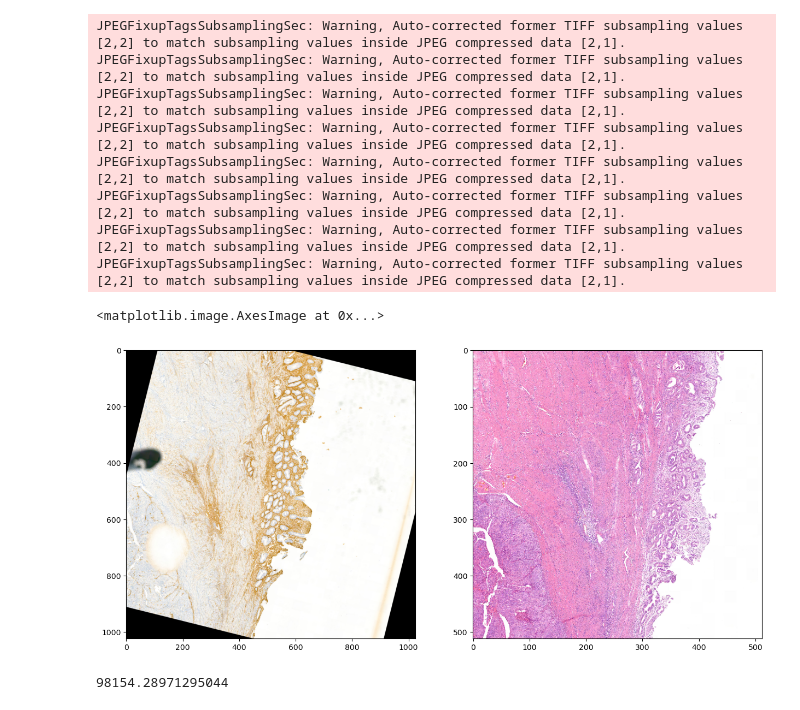
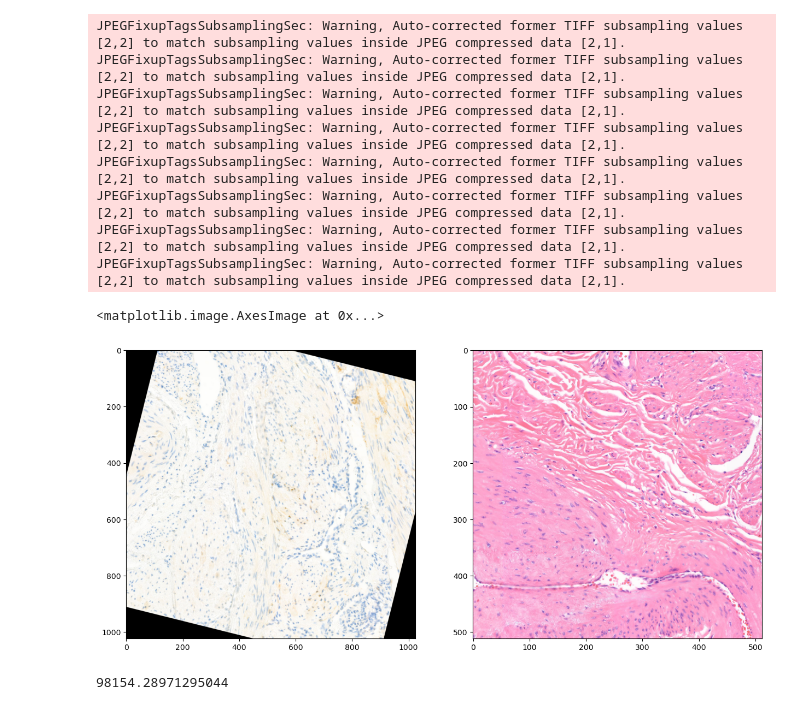
Before and after one commit to Leeyoungsup/virtual_stain, a Jupyter notebook: Transformations_patch.ipynb, the cells around one changed output. Cells and saved outputs as stored; diff of their text form; code cells hidden in the pictures.

```diff
--- a/Transformations_patch.ipynb
+++ b/Transformations_patch.ipynb
@@ -41,36 +41,40 @@ y=Transfer_df.loc[i]['y']*100
 angle=Transfer_df.loc[i]['angle']
 he_slide = slideio.open_slide(HE_svs_path+fileName+'.svs', "SVS")
 stain_slide = slideio.open_slide(stain_svs_path+stain+'/'+fileName+'.svs', "SVS")
 scene = he_slide.get_scene(0)
 svsWidth = scene.rect[2]
 svsHeight = scene.rect[3]
-he_slide_block = scene.read_block((100000, 200000, 50000, 50000),size=(image_size, image_size))
+x1=50000
+y1=200000
+w=5000
+h=5000
+he_slide_block = scene.read_block((x1, y1, w, h),size=(image_size, image_size))
 scene = stain_slide.get_scene(0)
 svsWidth = scene.rect[2]
 svsHeight = scene.rect[3]
-rectangle_coordinates = np.array([[100000, 200000], [150000, 200000], [100000, 250000], [150000, 250000]])
+rectangle_coordinates = np.array([[x1,y1], [x1+w, y1], [x1, y1+h], [x1+w, y1+h]])
 result = rotate_and_translate_coordinates(rectangle_coordinates, angle, -x, -y, svsWidth, svsHeight)
 stain_slide_block = scene.read_block((int(result[:,0].min()), int(result[:,1].min()), int(result[:,0].max())-int(result[:,0].min()), int(result[:,1].max())-int(result[:,1].min())),size=(image_size*2, image_size*2))
 (cX, cY) = (image_size, image_size)
 M = cv2.getRotationMatrix2D((cX, cY), angle, 1.0)
 stain_slide_block = cv2.warpAffine(stain_slide_block, M, (image_size*2, image_size*2))
 
 plt.figure(figsize=(15,30))
 plt.subplot(1,2,1)
 plt.imshow(stain_slide_block)
 plt.subplot(1,2,2)
 plt.imshow(he_slide_block)
 # %% [output]
 JPEGFixupTagsSubsamplingSec: Warning, Auto-corrected former TIFF subsampling values [2,2] to match subsampling values inside JPEG compressed data [2,1].
 JPEGFixupTagsSubsamplingSec: Warning, Auto-corrected former TIFF subsampling values [2,2] to match subsampling values inside JPEG compressed data [2,1].
 JPEGFixupTagsSubsamplingSec: Warning, Auto-corrected former TIFF subsampling values [2,2] to match subsampling values inside JPEG compressed data [2,1].
 JPEGFixupTagsSubsamplingSec: Warning, Auto-corrected former TIFF subsampling values [2,2] to match subsampling values inside JPEG compressed data [2,1].
 JPEGFixupTagsSubsamplingSec: Warning, Auto-corrected former TIFF subsampling values [2,2] to match subsampling values inside JPEG compressed data [2,1].
 JPEGFixupTagsSubsamplingSec: Warning, Auto-corrected former TIFF subsampling values [2,2] to match subsampling values inside JPEG compressed data [2,1].
 JPEGFixupTagsSubsamplingSec: Warning, Auto-corrected former TIFF subsampling values [2,2] to match subsampling values inside JPEG compressed data [2,1].
 JPEGFixupTagsSubsamplingSec: Warning, Auto-corrected former TIFF subsampling values [2,2] to match subsampling values inside JPEG compressed data [2,1].
 <matplotlib.image.AxesImage at 0x...>
-[figure, old version]
+[figure, new version]
 # %%
 result[:,0].min()
 # %% [output]
```
